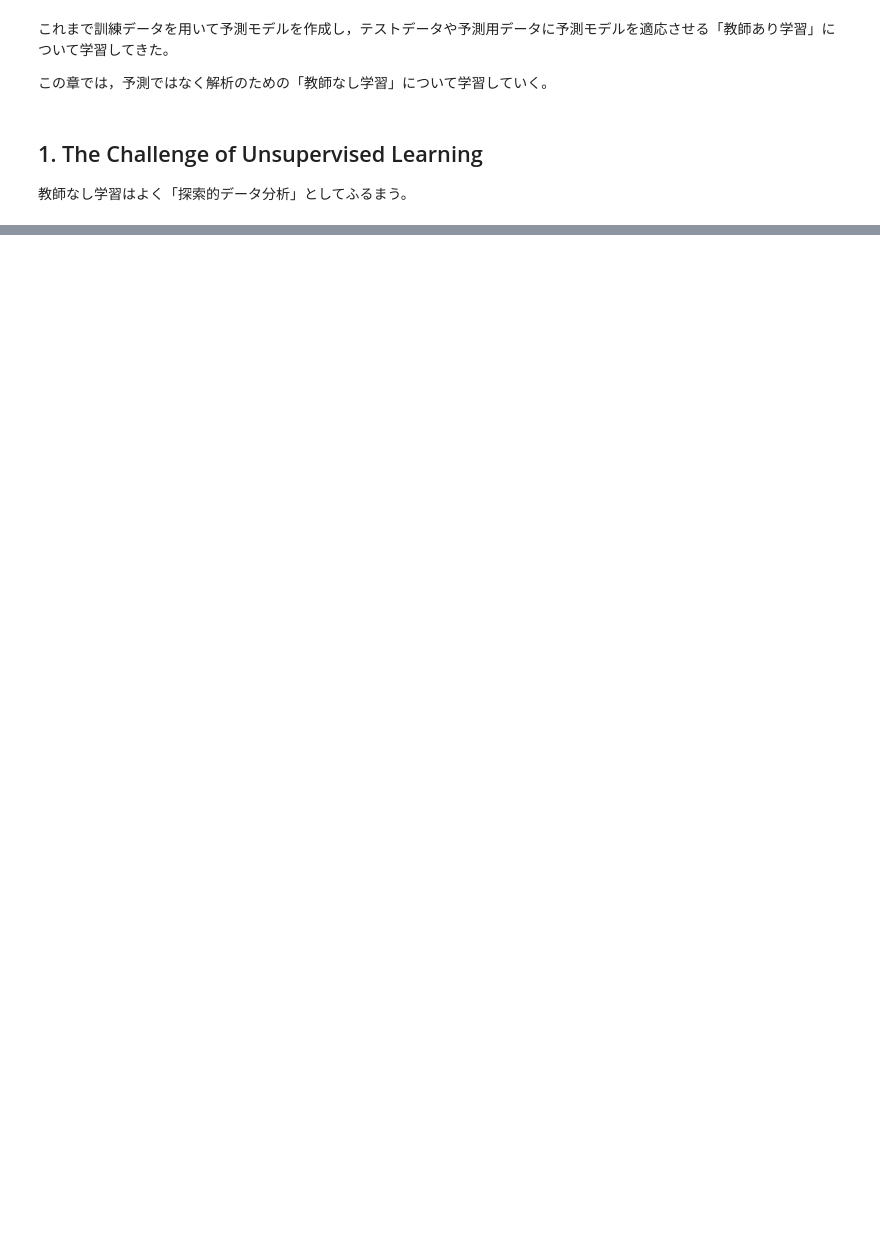
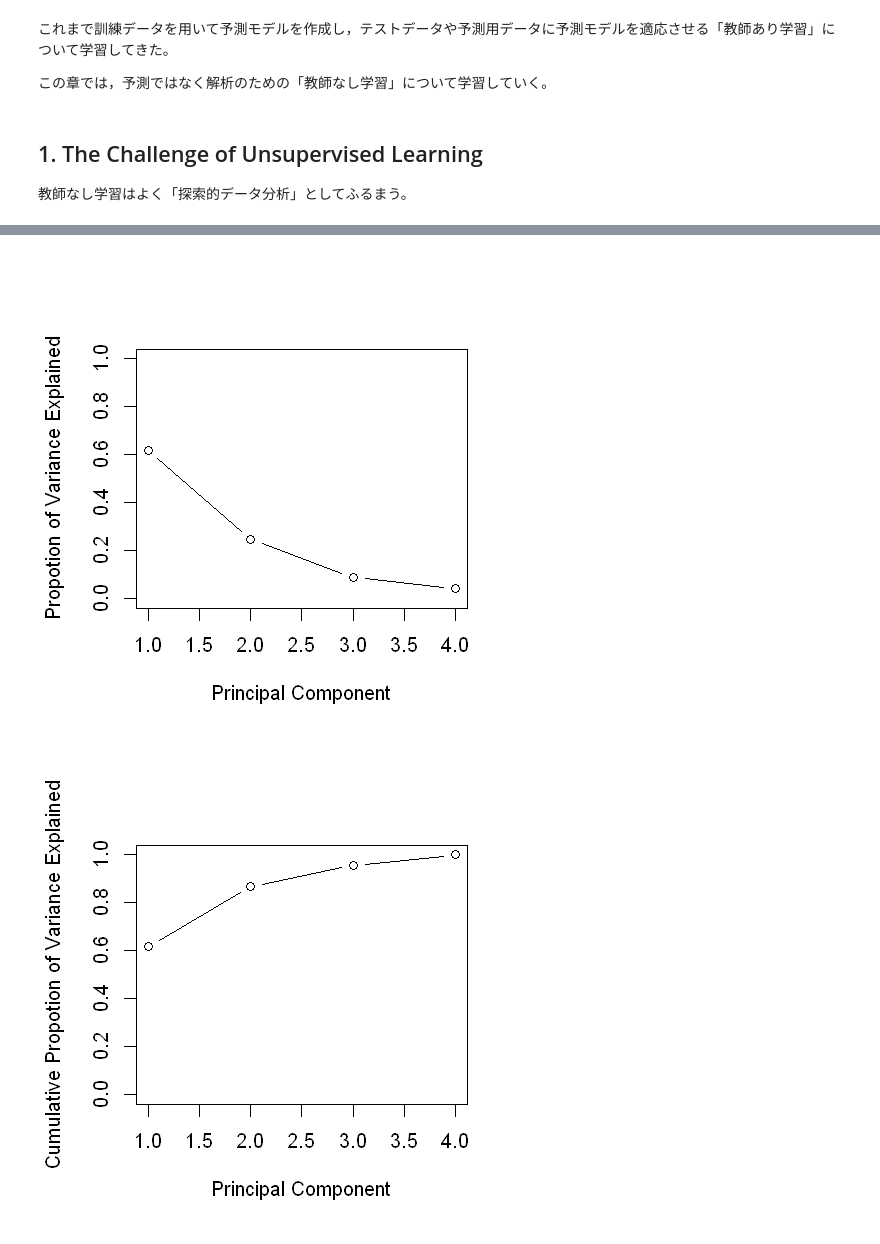
Before and after one commit to yellowmeteor/met_python.github.io, a Jupyter notebook: ISLR/10_Unsupervized_Learning.ipynb, the cells around one changed output, grey strips where cells are left out. Cells and saved outputs as stored; diff of their text form; code cells hidden in the pictures; blank space fills up the shorter version.

```diff
--- a/ISLR/10_Unsupervized_Learning.ipynb
+++ b/ISLR/10_Unsupervized_Learning.ipynb
@@ -62,0 +121,10 @@ $$
+# %%
+# 寄与率
+pr_var = pr_out$sdev ^ 2
+pve = pr_var / sum(pr_var)
+options(repr.plot.width=4, repr.plot.height=4) # jupyter用
+plot(pve, xlab="Principal Component", ylab="Propotion of Variance Explained", ylim=c(0, 1), type='b')
+plot(cumsum(pve), xlab="Principal Component", ylab="Cumulative Propotion of Variance Explained", ylim=c(0, 1), type='b')
+# %% [output]
+[figure, added]
+[figure, added]
```
Also changed, not shown: parts of 4 cells of this notebook.
